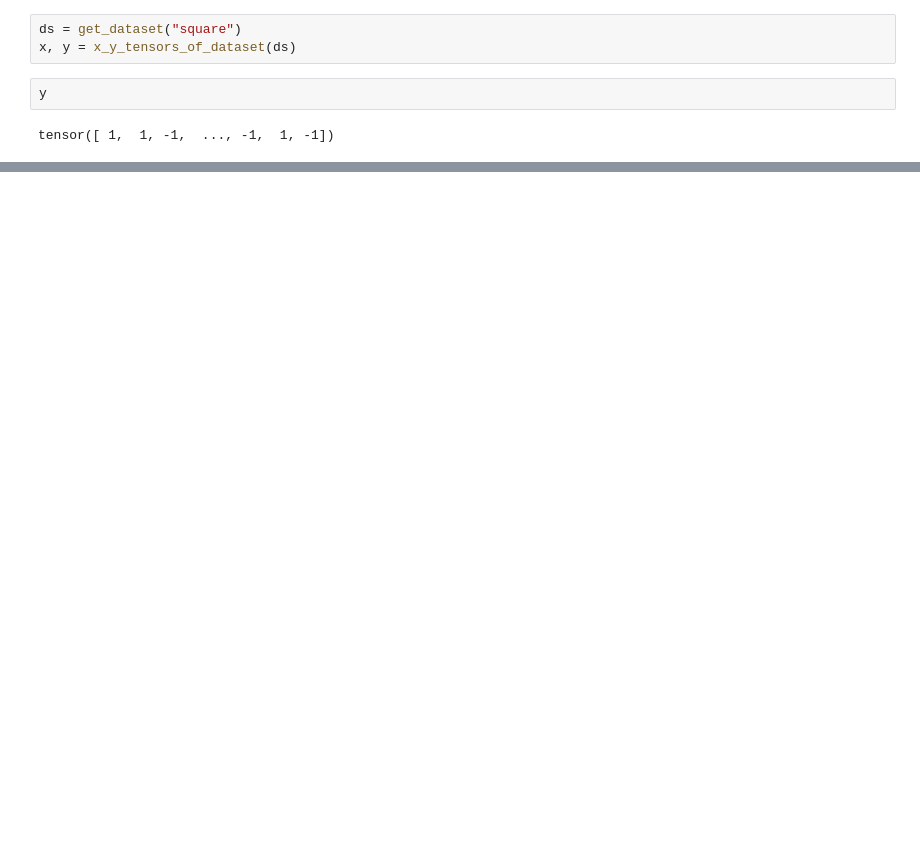
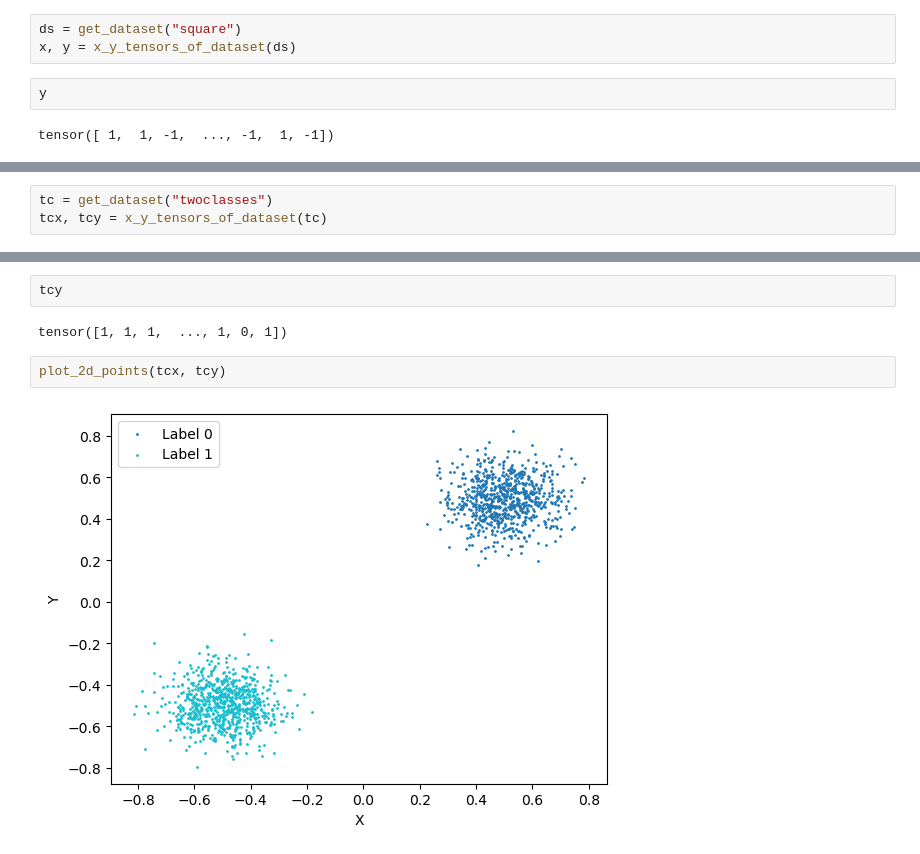
Before and after one commit to LRudL/dots, a Jupyter notebook: notebooks/datasets.ipynb, the cells around one changed output, grey strips where cells are left out. Saved outputs shown, nothing was run; the diff lists cells and outputs as text; blank space fills up the shorter version.

```diff
--- a/notebooks/datasets.ipynb
+++ b/notebooks/datasets.ipynb
@@ -41,0 +46,3 @@ for dsname in ["relu", "sin", "highfreq_sin", "square", "noise"]:
+# %%
+tc = get_dataset("twoclasses")
+tcx, tcy = x_y_tensors_of_dataset(tc)
@@ -41,0 +59,8 @@ for dsname in ["relu", "sin", "highfreq_sin", "square", "noise"]:
+# %%
+tcy
+# %% [output]
+tensor([1, 1, 1,  ..., 1, 0, 1])
+# %%
+plot_2d_points(tcx, tcy)
+# %% [output]
+[figure, added]
```
Also changed, not shown: parts of 4 cells of this notebook, 2 other files.
